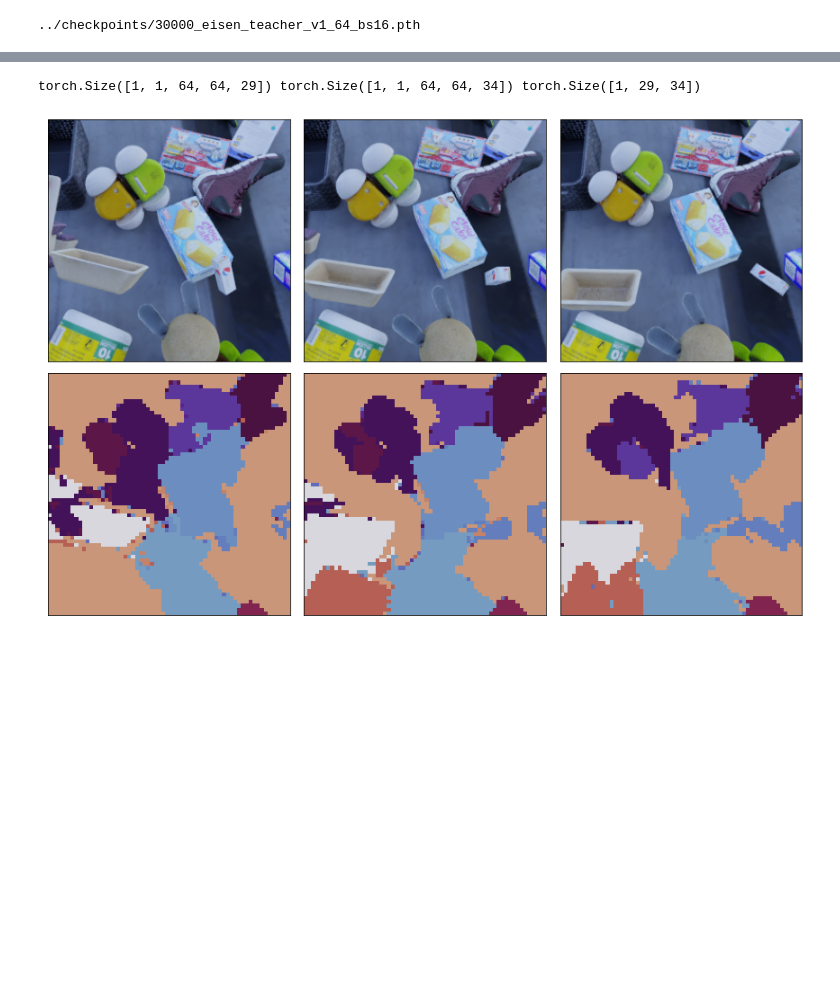
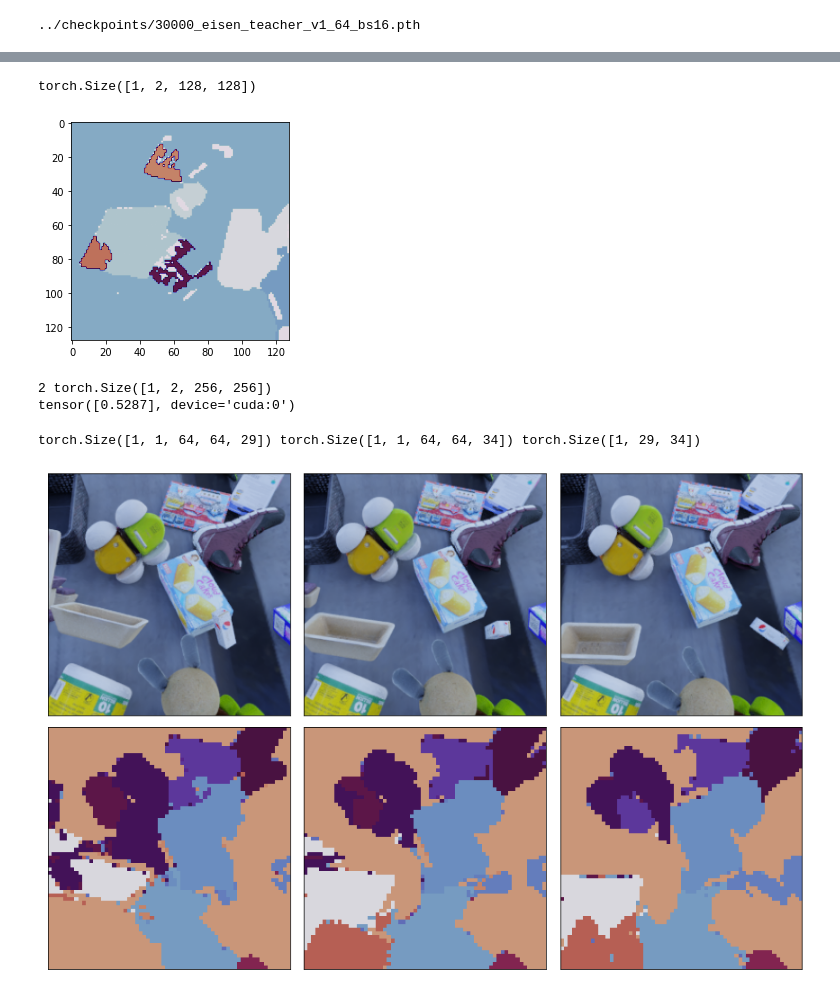
Before and after one commit to neuroailab/RAFT, a Jupyter notebook: notebooks/Eval_MOVI_db051122-large.ipynb, the cells around one changed output, grey strips where cells are left out. Saved outputs shown, nothing was run; the diff lists cells and outputs as text; code cells hidden in the pictures; blank space fills up the shorter version.

Commit message:
option to filter ccs

```diff
--- a/notebooks/Eval_MOVI_db051122-large.ipynb
+++ b/notebooks/Eval_MOVI_db051122-large.ipynb
@@ -332,0 +333,6 @@ tensor([0.6107], device='cuda:0')
+# %%
+## compute the largest CC in each image or suppress all that fall below a size thresh.
+## Set all the rest to some background value, like -1 or 32.
+## then mask the full segments
+filtered = teachers.BipartiteBootNet.filter_segments_by_connected_components(
+    full_segments, top_k=32, min_area=100)
@@ -333,3 +357,37 @@ tensor([0.6107], device='cuda:0')
+# %%
+filtered.shape
+# %% [output]
+torch.Size([1, 2, 128, 128])
+# %%
+vis_utils.imshow(filtered[:,1:2], cmap='twilight', vmin=-1, vmax=33)
+# %% [output]
+[figure, added]
+# %%
+import dorsalventral.evaluation.object_metrics as om
+T_eval = T
+segments_rz = transforms.Resize([256,256], interpolation=transforms.InterpolationMode.NEAREST)(
+    filtered)
+print(T_eval, segments_rz.shape)
+# ari = om.adjusted_rand_index(
+#     pred_ids=(full_segments_stitched[:,:T_eval]+1).long(),
+#     true_ids=data['objects'][None,:T_eval,0,::BBNet.stride,::BBNet.stride].long().cuda(),
+#     num_instances_pred=(full_segments_stitched[:,:T_eval]+1).amax().item()+1,
+#     num_instances_true=data['objects'][:T_eval].amax().item()+1,
+#     ignore_background=True
+# )
+# print(ari)
+
+ari = om.adjusted_rand_index(
+    pred_ids=(segments_rz[:,:T_eval]+1).long(),
+    true_ids=data['objects'][None,:T_eval,0].long().cuda(),
+    num_instances_pred=(segments_rz[:,:T_eval]+1).amax().item()+1,
+    num_instances_true=data['objects'][:T_eval].amax().item()+1,
+    ignore_background=True
+)
+print(ari)
+# %% [output]
+2 torch.Size([1, 2, 256, 256])
+tensor([0.5287], device='cuda:0')
 # %%
 ### ex 0 MoviD
 
```
Also changed, not shown: parts of 52 cells of this notebook, 12 other files.
